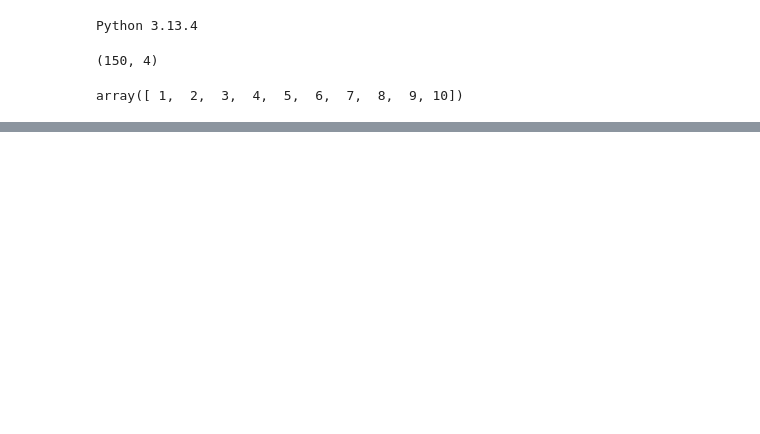
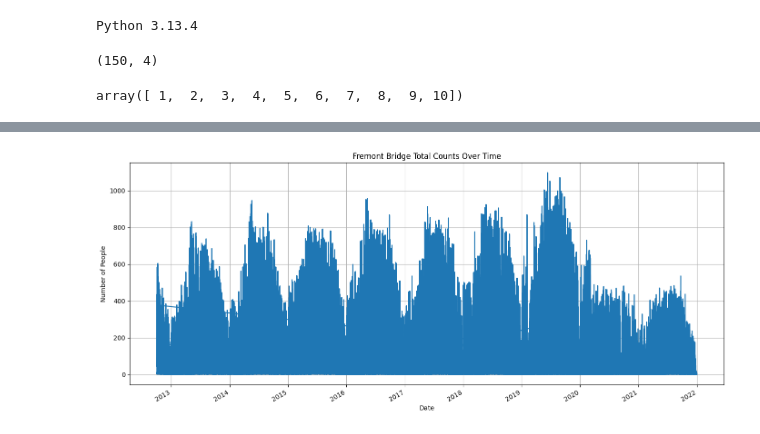
Before and after one commit to younsook/507_datascience, a Jupyter notebook: chap06/chap06_01.ipynb, the cells around one changed output, grey strips where cells are left out. Saved outputs shown, nothing was run; the diff lists cells and outputs as text; code cells hidden in the pictures; blank space fills up the shorter version.

```diff
--- a/chap06/chap06_01.ipynb
+++ b/chap06/chap06_01.ipynb
@@ -30,0 +29,9 @@ dsdfdfsadf
+# %%
+import pandas as pd
+
+# CSV 파일 로드
+file_path = "../FremontBridge.csv"
+df = pd.read_csv(file_path)
+
+# 상위 5행 미리보기
+df.head()
@@ -30,0 +45,19 @@ dsdfdfsadf
+# %%
+import matplotlib.pyplot as plt
+
+# 날짜 형식으로 변환
+df['Date'] = pd.to_datetime(df['Date'])
+
+# 인덱스를 날짜로 설정
+df.set_index('Date', inplace=True)
+
+# 총 통행량 시각화
+plt.figure(figsize=(14, 6))
+df['Fremont Bridge Total'].plot(title='Fremont Bridge Total Counts Over Time')
+plt.ylabel('Number of People')
+plt.xlabel('Date')
+plt.grid(True)
+plt.tight_layout()
+plt.show()
+# %% [output]
+[figure, added]
```
Also changed, not shown: parts of 2 cells of this notebook, 2 other files.
